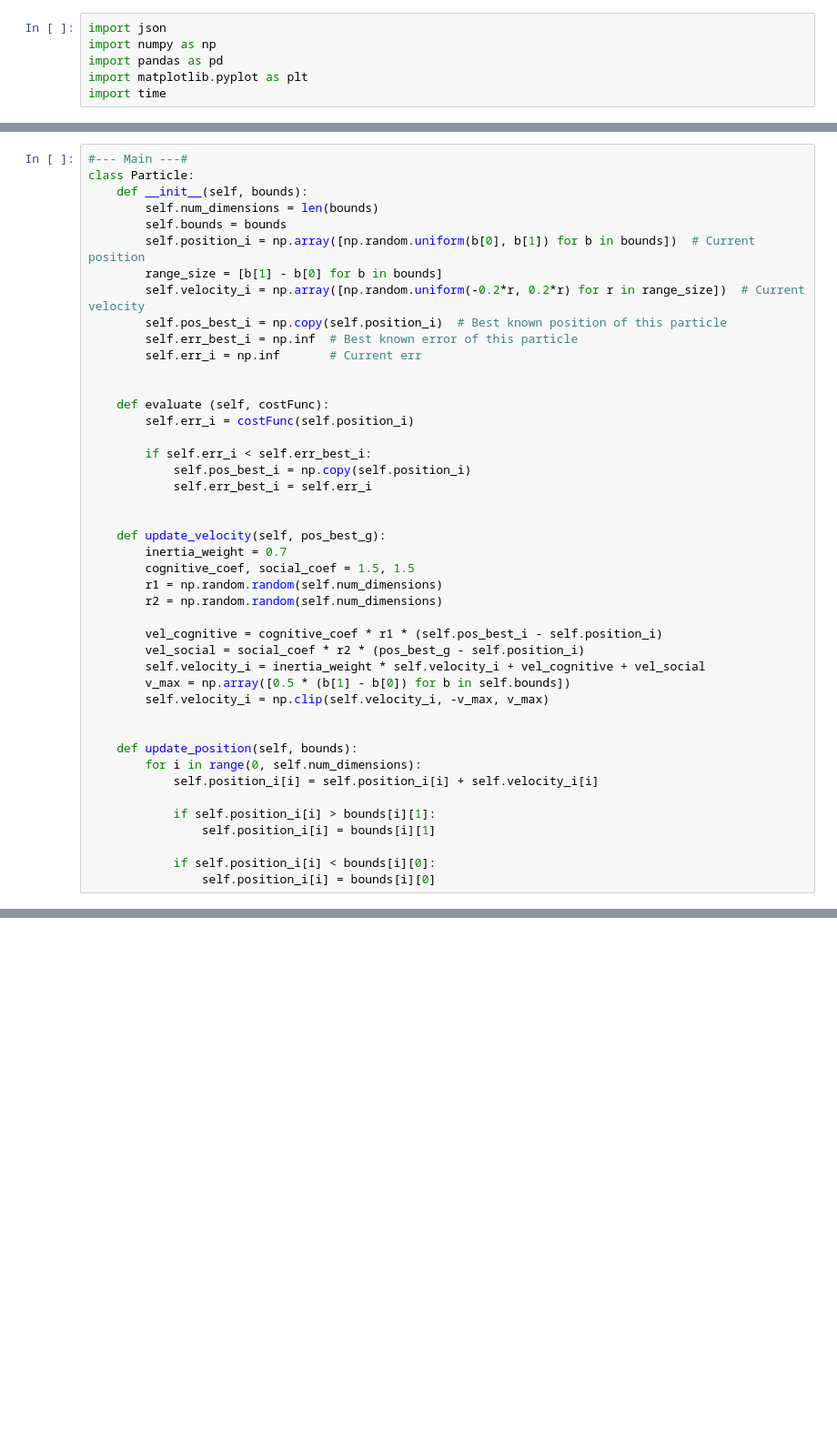
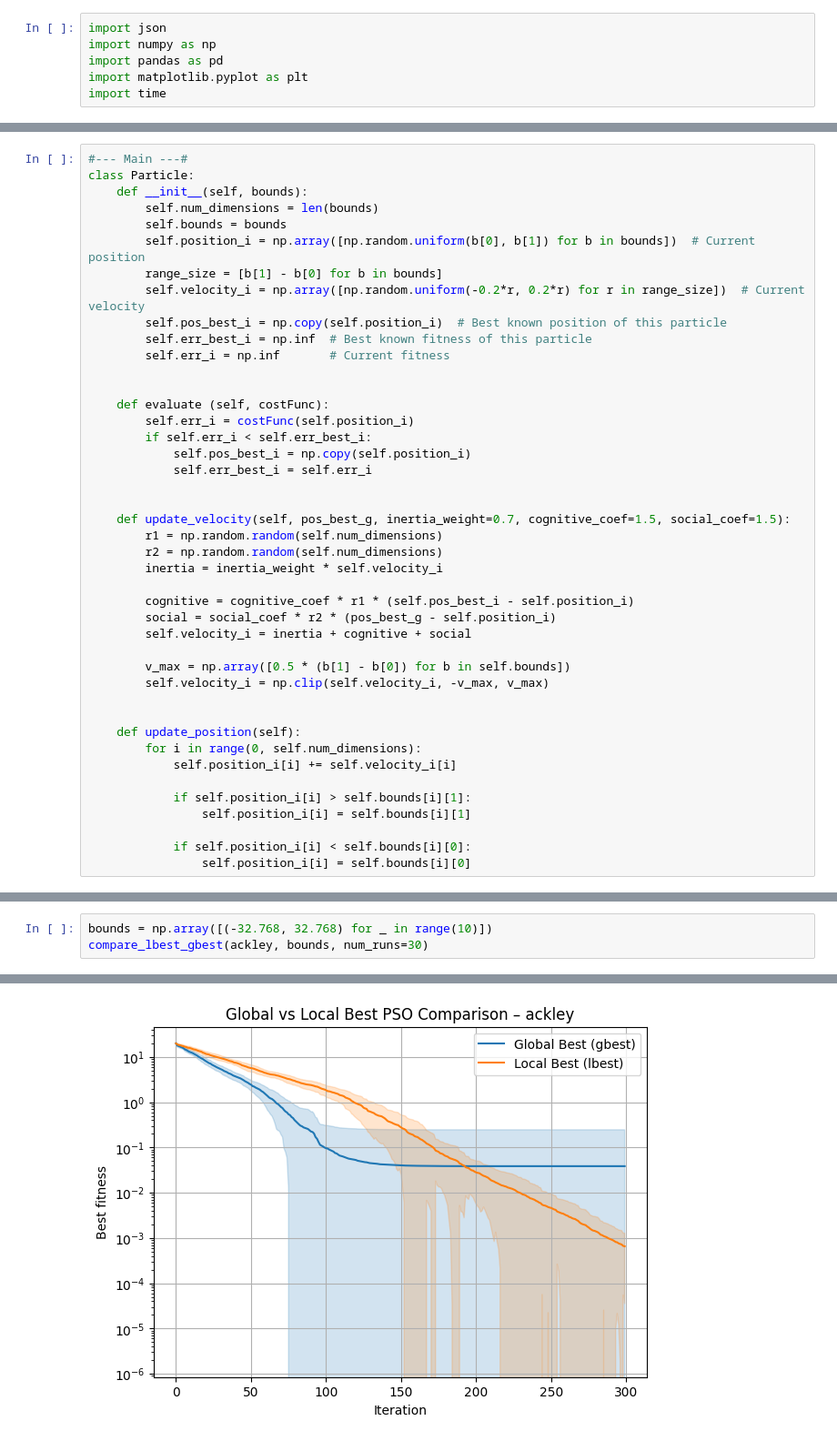
Before and after one commit to FahmiHaybe/EA-Final-Project, a Jupyter notebook: final_project.ipynb, the cells around one changed output, grey strips where cells are left out. Shown at 91% size. Drawn from its saved outputs; the diff is of its cells as text; blank space fills up the shorter version.

Commit message:
Completed PCO and added functions for comparing local & global best

```diff
--- a/final_project.ipynb
+++ b/final_project.ipynb
@@ -437,40 +336,39 @@ class Particle:
         range_size = [b[1] - b[0] for b in bounds]
         self.velocity_i = np.array([np.random.uniform(-0.2*r, 0.2*r) for r in range_size])  # Current velocity
         self.pos_best_i = np.copy(self.position_i)  # Best known position of this particle
-        self.err_best_i = np.inf  # Best known error of this particle
-        self.err_i = np.inf       # Current err
+        self.err_best_i = np.inf  # Best known fitness of this particle
+        self.err_i = np.inf       # Current fitness
 
 
     def evaluate (self, costFunc):
         self.err_i = costFunc(self.position_i)
-
         if self.err_i < self.err_best_i:
             self.pos_best_i = np.copy(self.position_i)
             self.err_best_i = self.err_i
 
 
-    def update_velocity(self, pos_best_g):
-        inertia_weight = 0.7
-        cognitive_coef, social_coef = 1.5, 1.5
+    def update_velocity(self, pos_best_g, inertia_weight=0.7, cognitive_coef=1.5, social_coef=1.5):
         r1 = np.random.random(self.num_dimensions)
         r2 = np.random.random(self.num_dimensions)
+        inertia = inertia_weight * self.velocity_i
 
-        vel_cognitive = cognitive_coef * r1 * (self.pos_best_i - self.position_i)
-        vel_social = social_coef * r2 * (pos_best_g - self.position_i)
-        self.velocity_i = inertia_weight * self.velocity_i + vel_cognitive + vel_social
+        cognitive = cognitive_coef * r1 * (self.pos_best_i - self.position_i)
+        social = social_coef * r2 * (pos_best_g - self.position_i)
+        self.velocity_i = inertia + cognitive + social
+
         v_max = np.array([0.5 * (b[1] - b[0]) for b in self.bounds])
         self.velocity_i = np.clip(self.velocity_i, -v_max, v_max)
 
 
-    def update_position(self, bounds):
+    def update_position(self):
         for i in range(0, self.num_dimensions):
-            self.position_i[i] = self.position_i[i] + self.velocity_i[i]
+            self.position_i[i] += self.velocity_i[i]
 
-            if self.position_i[i] > bounds[i][1]:
-                self.position_i[i] = bounds[i][1]
+            if self.position_i[i] > self.bounds[i][1]:
+                self.position_i[i] = self.bounds[i][1]
 
-            if self.position_i[i] < bounds[i][0]:
-                self.position_i[i] = bounds[i][0]
+            if self.position_i[i] < self.bounds[i][0]:
+                self.position_i[i] = self.bounds[i][0]
 # %%
 #--- PSO Loop ---#
 
@@ -639,0 +752,4 @@ for num_dimensions in [2, 10, 30]:
+# %%
+bounds = np.array([(-32.768, 32.768) for _ in range(10)])
+compare_lbest_gbest(ackley, bounds, num_runs=30)
+# %% [output]
@@ -639,0 +757 @@ for num_dimensions in [2, 10, 30]:
+[figure, added]
```
Also changed, not shown: parts of 17 cells of this notebook.
